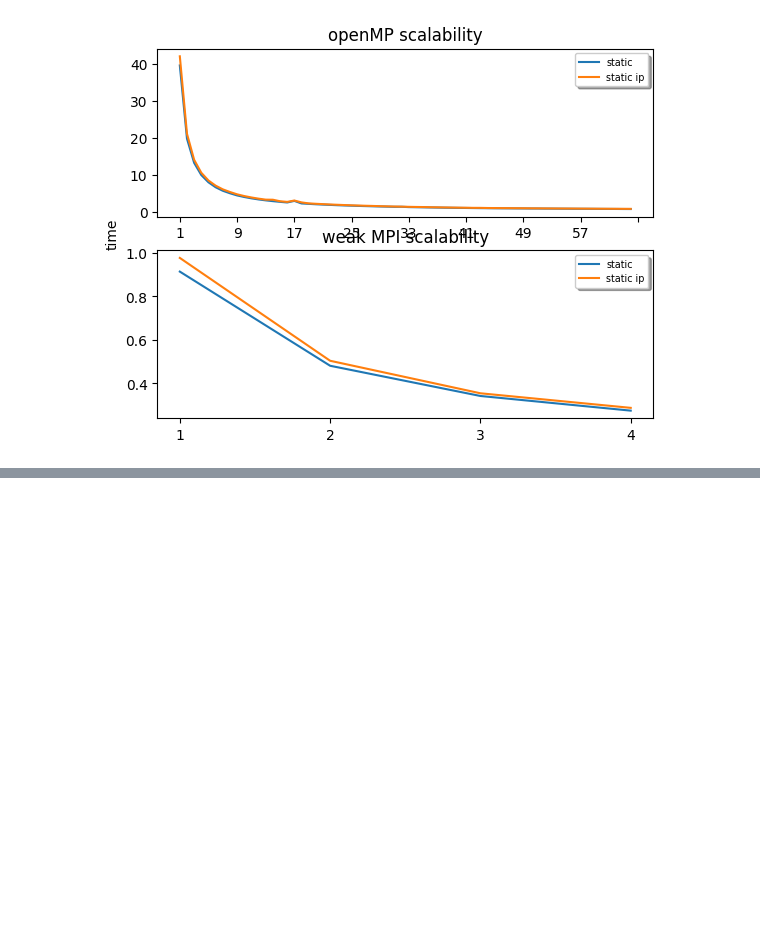
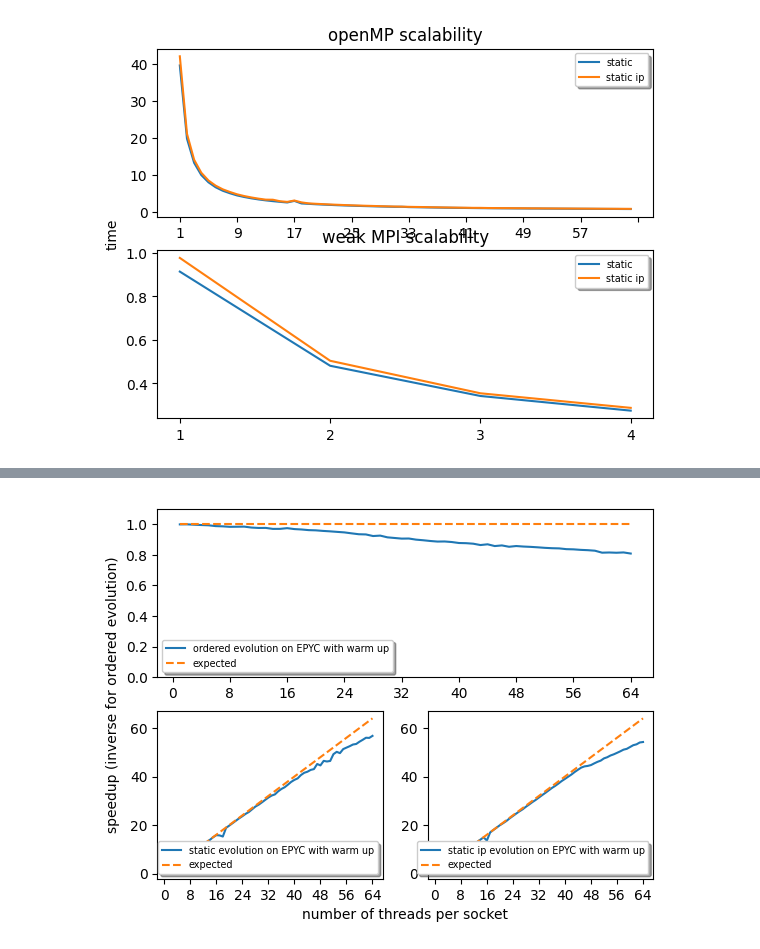
Before and after one commit to TommasoTarchi/Foundations_of_HPC-FinalProject, a Jupyter notebook: exercise1/analysis/analysis.ipynb, the cells around one changed output, grey strips where cells are left out. Cells and saved outputs as stored; diff of their text form; code cells hidden in the pictures; blank space fills up the shorter version.

Commit message:
added analysis of GOL with warm up

```diff
--- a/exercise1/analysis/analysis.ipynb
+++ b/exercise1/analysis/analysis.ipynb
@@ -401,0 +406,58 @@ plt.savefig('static_vs_static_ip.png', dpi=300)
+# %%
+# getting data and computing speedup
+
+x = np.arange(1, 65, dtype=int)
+
+headers = ["threads_per_socket", "ordered", "static", "static_in_place"]
+
+data = pd.read_csv("../EPYC/openMP_scal_mod/data.csv", names=headers, comment='#').drop(0)
+data["ordered"] = data["ordered"].astype(float)
+data["static"] = data["static"].astype(float)
+data["static_in_place"] = data["static_in_place"].astype(float)
+data["threads_per_socket"] = data["threads_per_socket"].astype(int)
+
+speedup = {"ordered": [],"static": [], "static_in_place": []}
+
+speedup["ordered"].append(np.full(len(data["threads_per_socket"]), 1))
+speedup["ordered"].append(np.array(data["ordered"])[0] / np.array(data["ordered"]))
+for evo in ["static", "static_in_place"]:
+    speedup[evo].append(np.array(data["threads_per_socket"]))
+    speedup[evo].append(np.array(data[evo])[0] / np.array(data[evo]))
+# %%
+# displaying results
+
+fig = plt.figure()
+ax = fig.add_subplot(111)
+ax1 = fig.add_subplot(211)
+ax2 = fig.add_subplot(223)
+ax3 = fig.add_subplot(224)
+
+# Turn off axis lines and ticks of the big subplot
+ax.spines['top'].set_color('none')
+ax.spines['bottom'].set_color('none')
+ax.spines['left'].set_color('none')
+ax.spines['right'].set_color('none')
+ax.tick_params(labelcolor='w', top=False, bottom=False, left=False, right=False)
+
+ax1.plot(x, speedup["ordered"][1], label="ordered evolution on EPYC with warm up")
+ax1.plot(x, speedup["ordered"][0], '--', label="expected")
+ax1.legend(loc='lower left', shadow=True, fontsize='x-small')
+ax1.set_ylim(0, 1.1)
+ax1.xaxis.set_major_locator(MaxNLocator(integer=True))
+
+ax2.plot(x, speedup["static"][1], label="static evolution on EPYC with warm up")
+ax2.plot(x, speedup["static"][0], '--', label="expected")
+ax2.legend(loc='lower right', shadow=True, fontsize='x-small')
+ax2.xaxis.set_major_locator(MaxNLocator(integer=True))
+
+ax3.plot(x, speedup["static_in_place"][1], label="static ip evolution on EPYC with warm up")
+ax3.plot(x, speedup["static_in_place"][0], '--', label="expected")
+ax3.legend(loc='lower right', shadow=True, fontsize='x-small')
+ax3.xaxis.set_major_locator(MaxNLocator(integer=True))
+
+ax.set_xlabel("number of threads per socket")
+ax.set_ylabel("speedup (inverse for ordered evolution)")
+
+plt.savefig('omp_scal_warm_up.png', dpi=300)
+# %% [output]
+[figure, added]
```
Also changed, not shown: parts of 1 cell of this notebook, 1 other file.
